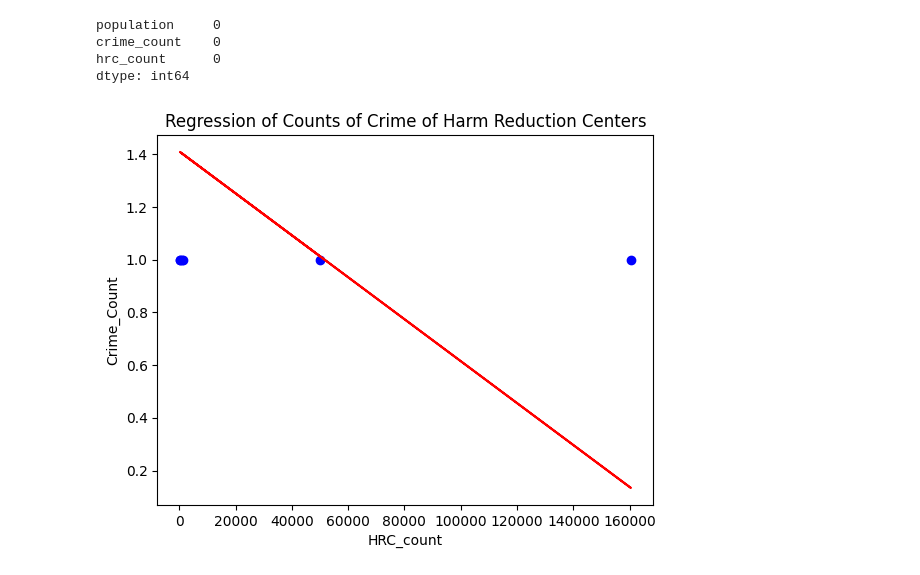
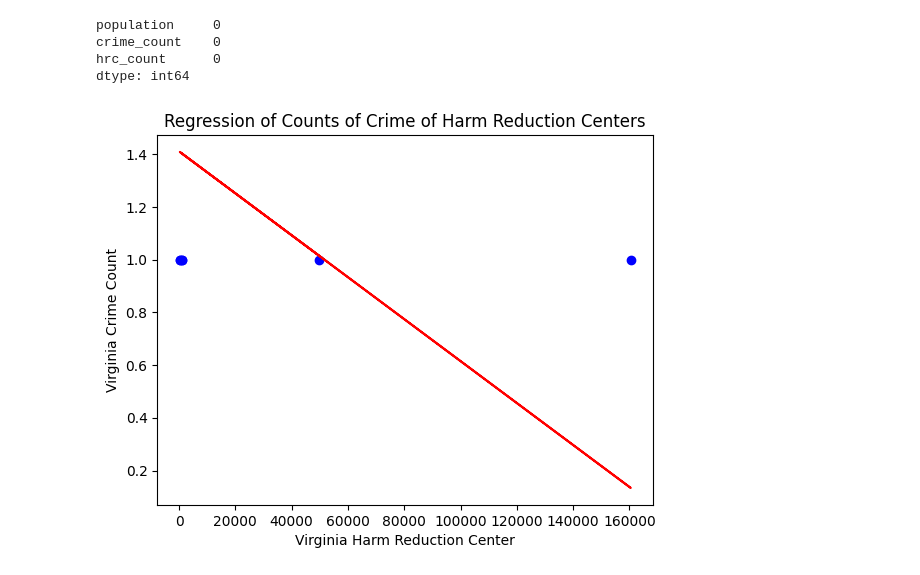
Before and after one commit to KevinSmith356/HealthDataAnalytics, a Jupyter notebook: DANL340/Test4.ipynb, the cells around one changed output. Cells and saved outputs as stored; diff of their text form; code cells hidden in the pictures.

```diff
--- a/DANL340/Test4.ipynb
+++ b/DANL340/Test4.ipynb
@@ -129,23 +152,23 @@ va_hrc_crime_alter_final = pd.concat([va_hrc_crime_alter_cat, va_hrc_crime_alter
 # %%
 # Target/independent variable
 x = va_hrc_crime_alter_final[['crime_count']].values
 # Target variable/dependent variable
 y = va_hrc_crime_alter_final['hrc_count'].values
 
 # Split data into training and testing sets
 x_train, x_test, y_train, y_test = train_test_split(x, y, test_size=0.2, random_state=42)
 
 regression_model = LinearRegression()
 
 # Train the regression model on training data
 regression_model.fit(x_train, y_train)
 
 # Plot the data points and linear regression line
 plt.scatter(x_test, y_test, color='blue')
 plt.plot(x_test, regression_model.predict(x_test), color='red')
 plt.title('Regression of Counts of Crime of Harm Reduction Centers')
-plt.xlabel('HRC_count')
-plt.ylabel('Crime_Count')
+plt.xlabel('Virginia Harm Reduction Center')
+plt.ylabel('Virginia Crime Count')
 plt.show()
 # %% [output]
-[figure, old version]
+[figure, new version]
```
Also changed, not shown: parts of 6 cells of this notebook, 8 other files.
